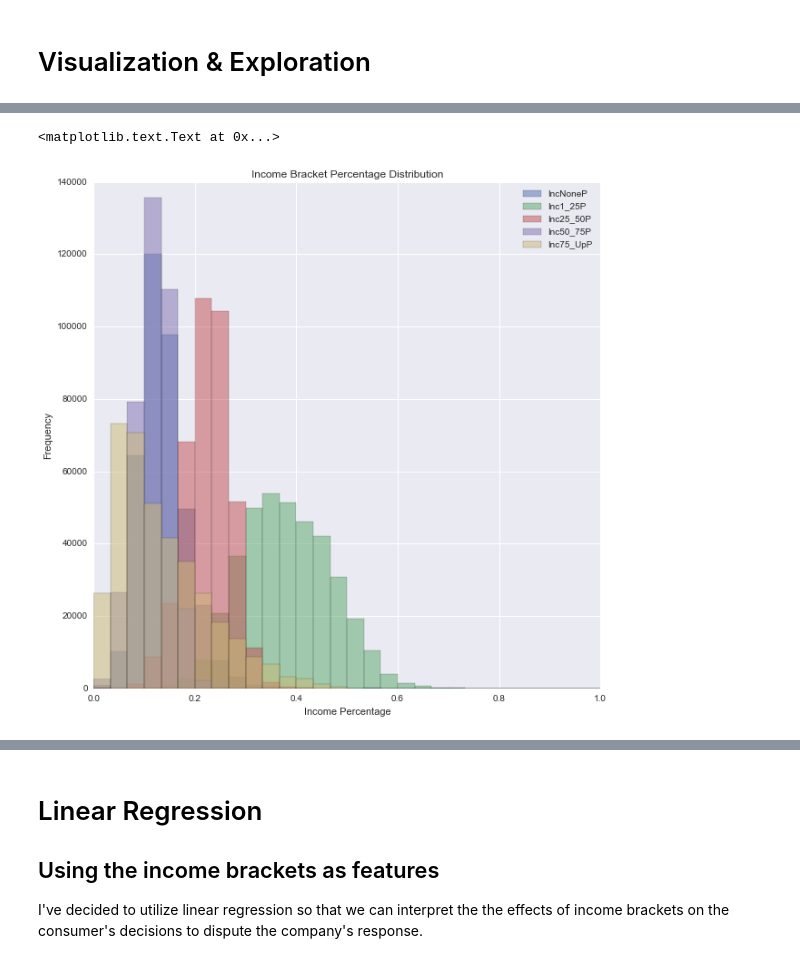
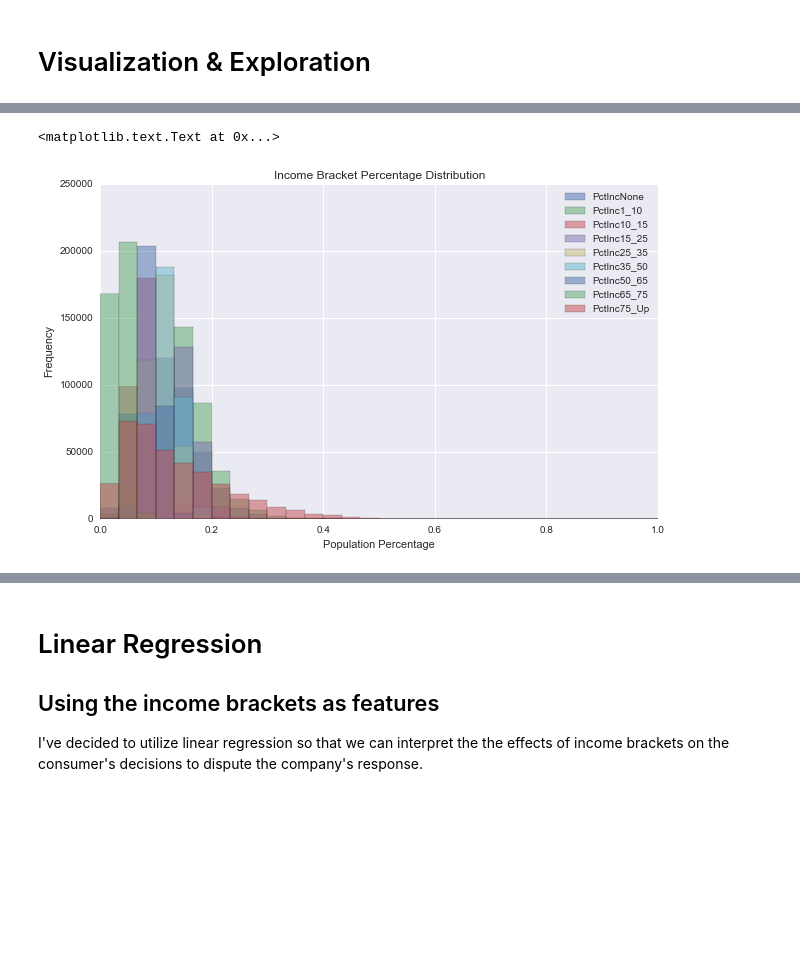
Before and after one commit to DogLung/DAT8-Assignments, a Jupyter notebook: Project/CFPB Project.ipynb, the cells around one changed output, grey strips where cells are left out. Saved outputs shown, nothing was run; the diff lists cells and outputs as text; code cells hidden in the pictures; blank space fills up the shorter version.

```diff
--- a/Project/CFPB Project.ipynb
+++ b/Project/CFPB Project.ipynb
@@ -310,0 +418,3 @@ I will be joining the ACS files first because the both share the LogRecNo' field
+# %%
+Income.loc[Income.IncMedian.isnull() == True, 'IncMedian'] = ((5000*Income.PctInc1_10) + (12500*Income.PctInc10_15) + (20000*Income.PctInc15_25) + (30000*Income.PctInc25_35) + (42500*Income.PctInc35_50) + (57500*Income.PctInc50_65) + (70000*Income.PctInc65_75) + (87500*Income.PctInc75_Up))
+Income.isnull().sum()
@@ -391,8 +491,0 @@ The Income Brackets will be converted to percentages of population.  I have chos
-# %%
-Voltron['IncNoneP'] = Voltron.IncNone/Voltron.Population
-Voltron['Inc1_25P'] = (Voltron.Inc1_10+Voltron.Inc10_15+Voltron.Inc15_25)/Voltron.Population
-Voltron['Inc25_50P'] = (Voltron.Inc25_35+Voltron.Inc35_50)/Voltron.Population
-Voltron['Inc50_75P'] = (Voltron.Inc50_65+Voltron.Inc65_75)/Voltron.Population
-Voltron['Inc75_UpP'] = Voltron.Inc75_Up/Voltron.Population
-Voltron['Disputed_Bit'] = Voltron['Consumer_disputed?'].map({'Yes':1, 'No':0})
-Voltron.head()
@@ -460,4 +491,0 @@ I decidede on this by taking the middle value of a bracket and multiply it by th
-# %%
-Voltron = Voltron.dropna(subset = ['IncNoneP'])
-
-Voltron.loc[Voltron.IncMedian.isnull() == True, 'IncMedian'] = ((12500*Voltron.Inc1_25P) + (37500*Voltron.Inc25_50P) + (62500*Voltron.Inc50_75P) + (87500*Voltron.Inc75_UpP))
@@ -484,5 +492,5 @@ dtype: int64
 # %% [markdown]
 # Visualization & Exploration
 # %%
-plt.rcParams['figure.figsize'] = (10, 10)
+plt.rcParams['figure.figsize'] = (10, 6)
 plt.rcParams['font.size'] = 10
@@ -501,9 +514,9 @@ plt.ylabel('Frequency')
 # %%
-Voltron[['IncNoneP','Inc1_25P','Inc25_50P','Inc50_75P','Inc75_UpP']].plot(kind='hist', bins=30, title='Income Bracket Percentage Distribution', alpha=0.5)
-plt.xlabel('Income Percentage')
+Voltron[['PctIncNone', 'PctInc1_10', 'PctInc10_15', 'PctInc15_25', 'PctInc25_35', 'PctInc35_50', 'PctInc50_65', 'PctInc65_75', 'PctInc75_Up']].plot(kind='hist', bins=30, title='Income Bracket Percentage Distribution', alpha=0.5)
+plt.xlabel('Population Percentage')
 plt.ylabel('Frequency')
 # %% [output]
 <matplotlib.text.Text at 0x...>
-[figure, old version]
+[figure, new version]
 # %%
 #This takes long to generate, but offers a better view of all the distributions
```
Also changed, not shown: parts of 105 cells of this notebook, 5 other files.
